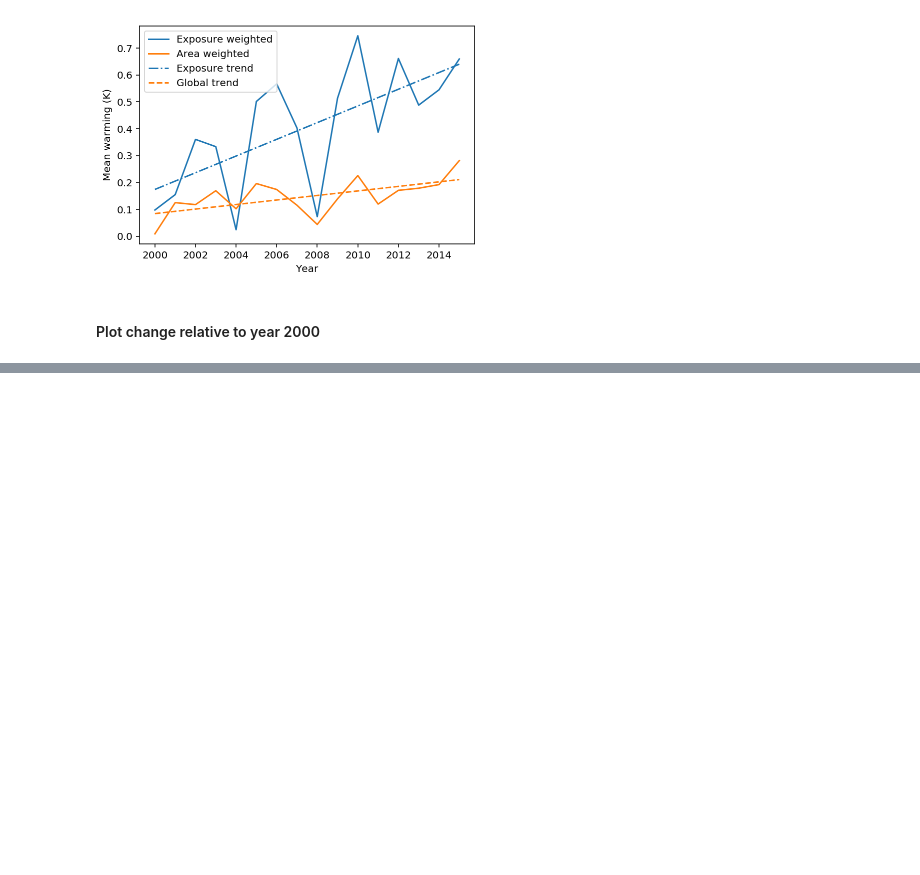
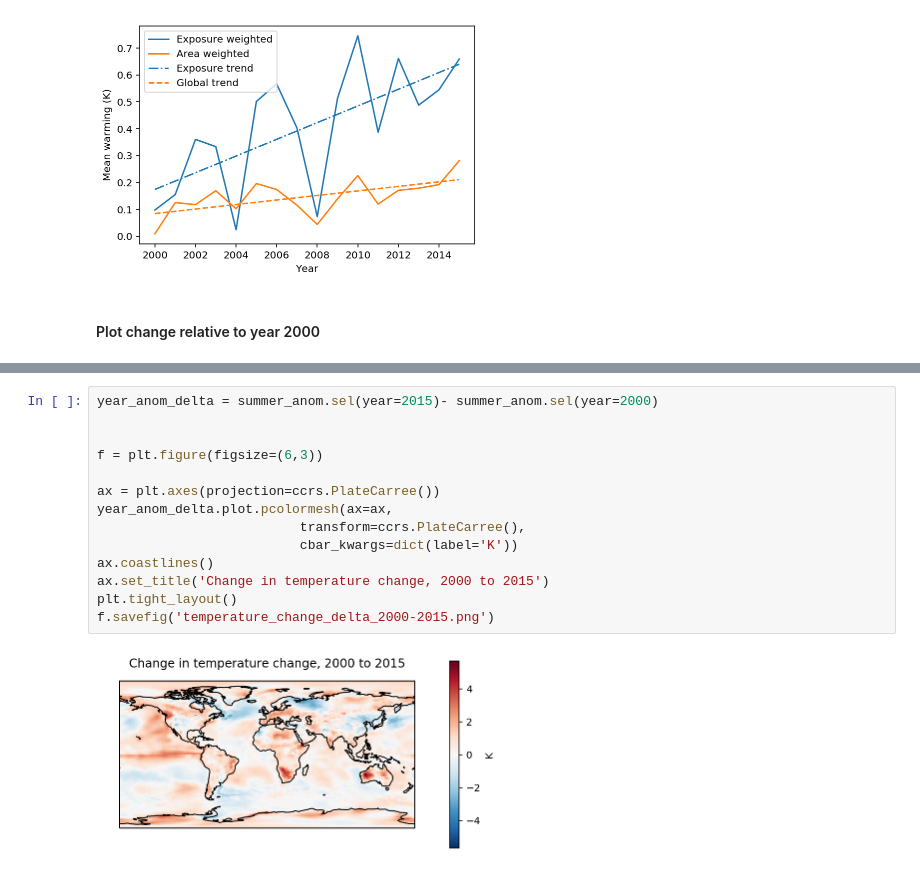
Before and after one commit to mangecoeur/health-climate-exposure, a Jupyter notebook: Temperature change exposure ERA.ipynb, the cells around one changed output, grey strips where cells are left out. Saved outputs shown, nothing was run; the diff lists cells and outputs as text; blank space fills up the shorter version.

```diff
--- a/Temperature change exposure ERA.ipynb
+++ b/Temperature change exposure ERA.ipynb
@@ -466,0 +429,16 @@ plt.ylabel('Mean warming experienced (K)')
+# %%
+year_anom_delta = summer_anom.sel(year=2015)- summer_anom.sel(year=2000)
+
+
+f = plt.figure(figsize=(6,3))
+
+ax = plt.axes(projection=ccrs.PlateCarree())
+year_anom_delta.plot.pcolormesh(ax=ax,
+                          transform=ccrs.PlateCarree(),
+                          cbar_kwargs=dict(label='K'))
+ax.coastlines()
+ax.set_title('Change in temperature change, 2000 to 2015')
+plt.tight_layout()
+f.savefig('temperature_change_delta_2000-2015.png')
+# %% [output]
+[figure, added]
```
Also changed, not shown: parts of 15 cells of this notebook, 28 other files.
